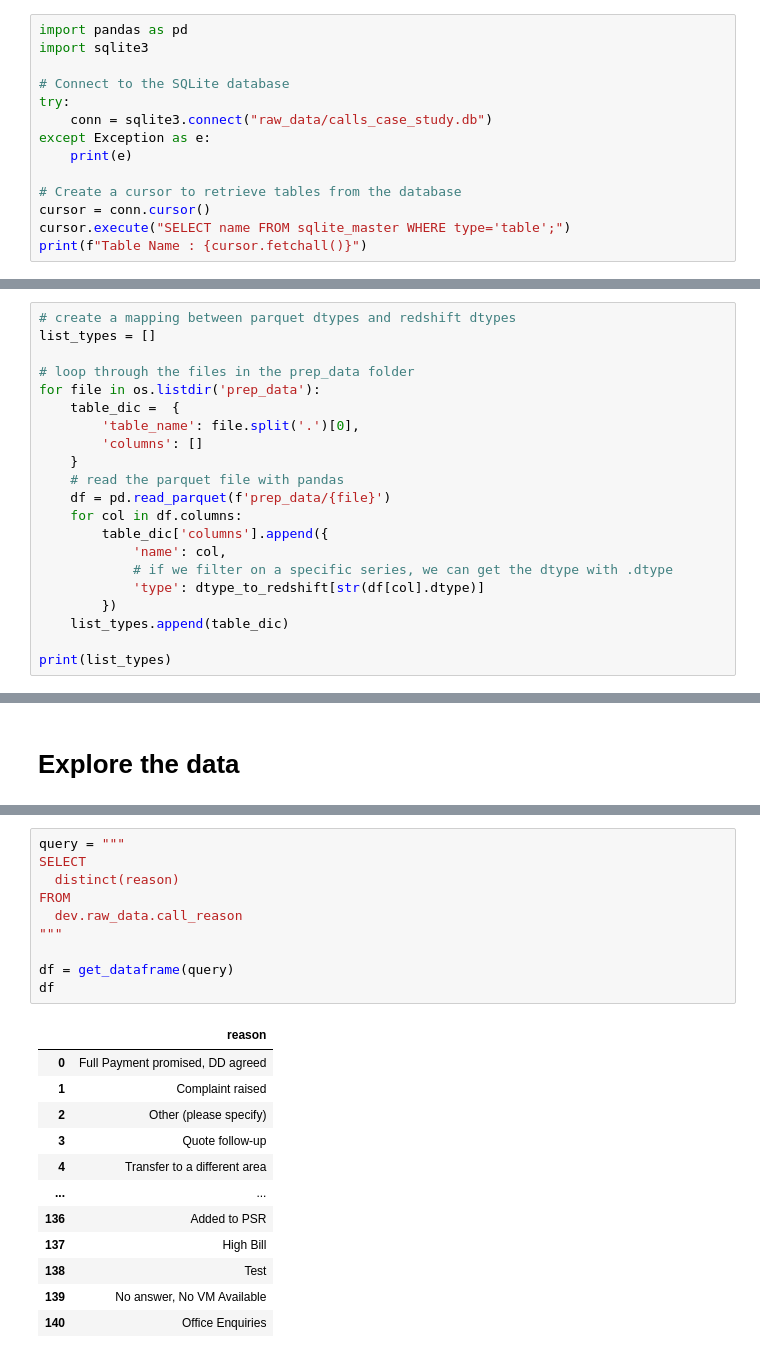
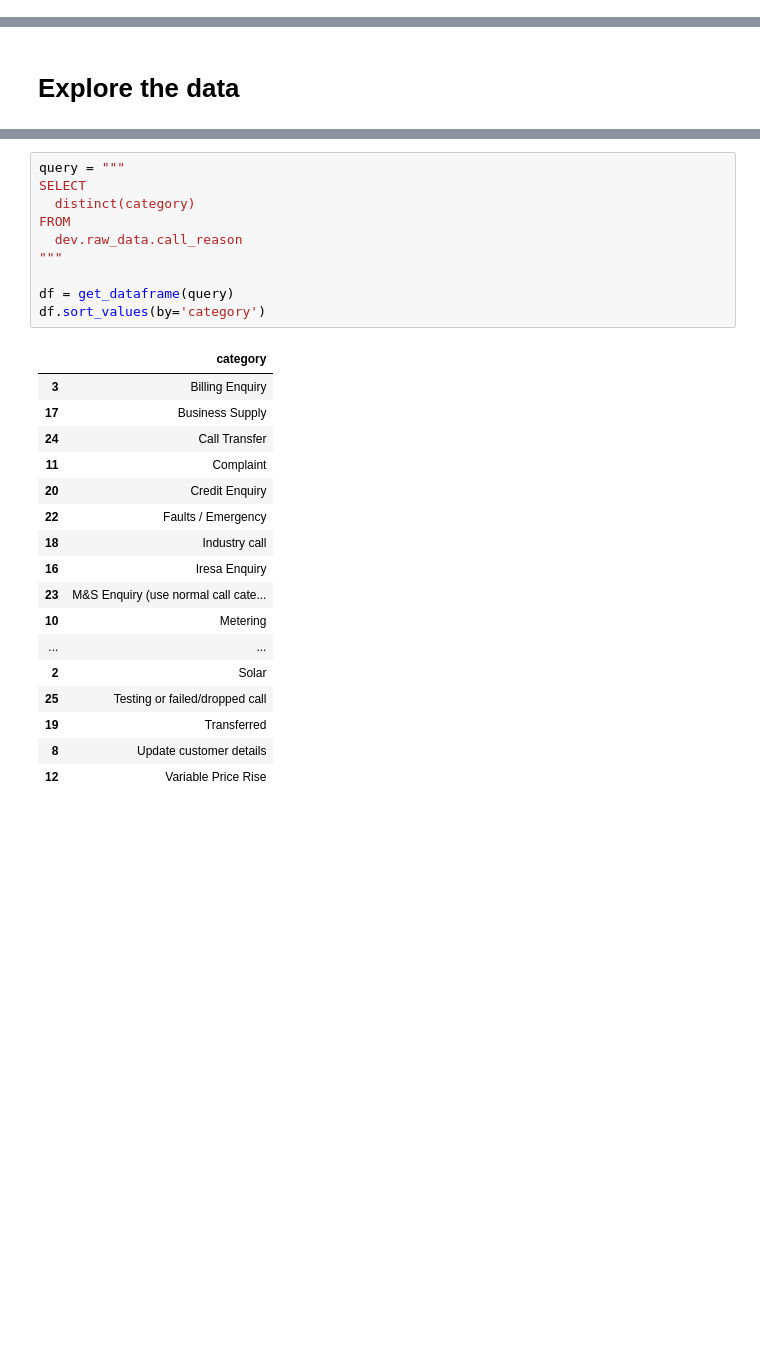
Before and after one commit to Abitben/octopus_case, a Jupyter notebook: Exploration.ipynb, the cells around one changed output, grey strips where cells are left out. Saved outputs shown, nothing was run; the diff lists cells and outputs as text; blank space fills up the shorter version.

```diff
--- a/Exploration.ipynb
+++ b/Exploration.ipynb
@@ -71,14 +0,0 @@ s3_client.download_file(bucket_name, file_path, 'raw_data/calls_case_study.db')
-# %%
-import pandas as pd
-import sqlite3
-
-# Connect to the SQLite database
-try:
-    conn = sqlite3.connect("raw_data/calls_case_study.db")
-except Exception as e:
-    print(e)
-
-# Create a cursor to retrieve tables from the database
-cursor = conn.cursor()
-cursor.execute("SELECT name FROM sqlite_master WHERE type='table';")
-print(f"Table Name : {cursor.fetchall()}")
@@ -262,21 +0,0 @@ Successfully installed asn1crypto-1.5.1 redshift_connector-2.1.3 scramp-1.4.5
-# %%
-# create a mapping between parquet dtypes and redshift dtypes
-list_types = []
-
-# loop through the files in the prep_data folder
-for file in os.listdir('prep_data'):
-    table_dic =  {
-        'table_name': file.split('.')[0],
-        'columns': []
-    }
-    # read the parquet file with pandas
-    df = pd.read_parquet(f'prep_data/{file}')
-    for col in df.columns:
-        table_dic['columns'].append({
-            'name': col,
-            # if we filter on a specific series, we can get the dtype with .dtype
-            'type': dtype_to_redshift[str(df[col].dtype)]
-        })
-    list_types.append(table_dic)
-
-print(list_types)
@@ -397,23 +116,28 @@ df
 # %%
 query = """
 SELECT
-  distinct(reason)
+  distinct(category)
 FROM
   dev.raw_data.call_reason
 """
 
 df = get_dataframe(query)
-df
+df.sort_values(by='category')
 # %% [output]
-|  | reason |
-| 0 | Full Payment promised, DD agreed |
-| 1 | Complaint raised |
-| 2 | Other (please specify) |
-| 3 | Quote follow-up |
-| 4 | Transfer to a different area |
+|  | category |
+| 3 | Billing Enquiry |
+| 17 | Business Supply |
+| 24 | Call Transfer |
+| 11 | Complaint |
+| 20 | Credit Enquiry |
+| 22 | Faults / Emergency |
+| 18 | Industry call |
+| 16 | Iresa Enquiry |
+| 23 | M&S Enquiry (use normal call cate... |
+| 10 | Metering |
 | ... | ... |
-| 136 | Added to PSR |
-| 137 | High Bill |
-| 138 | Test |
-| 139 | No answer, No VM Available |
-| 140 | Office Enquiries |
+| 2 | Solar |
+| 25 | Testing or failed/dropped call |
+| 19 | Transferred |
+| 8 | Update customer details |
+| 12 | Variable Price Rise |
```
Also changed, not shown: parts of 52 cells of this notebook, 3 other files.
